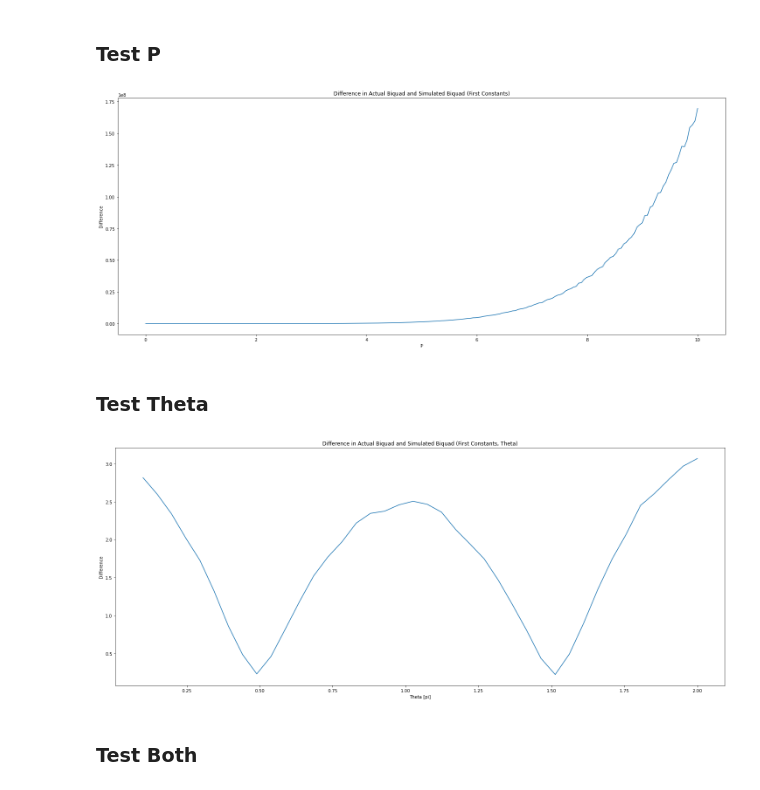
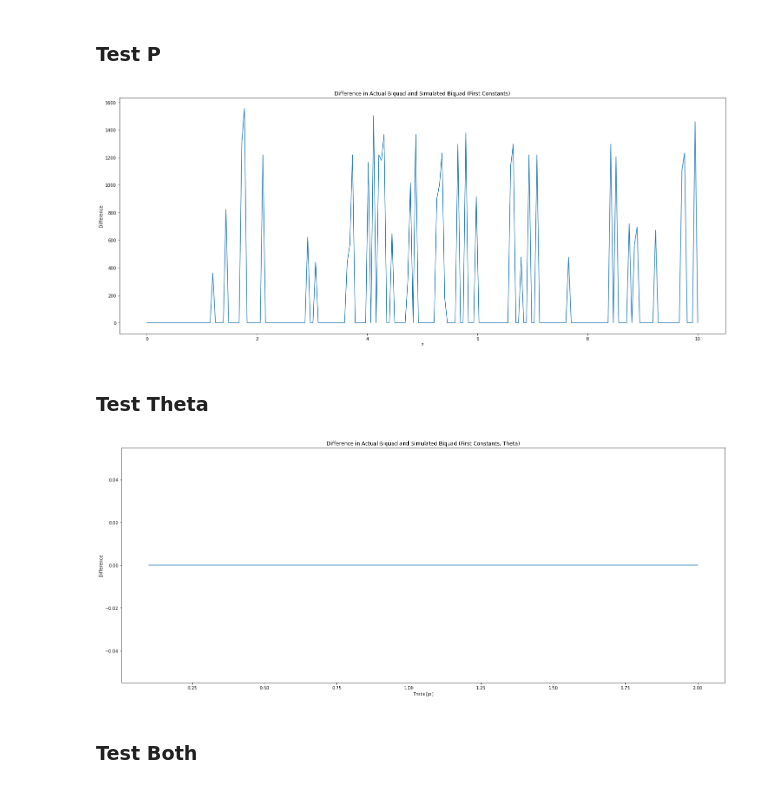
Before and after one commit to barawn/rfsoc-pydaq, a Jupyter notebook: Biquad/Notebooks/SimBiquad_Tests.ipynb, the cells around one changed output. Drawn from its saved outputs; the diff is of its cells as text; code cells hidden in the pictures.

```diff
--- a/Biquad/Notebooks/SimBiquad_Tests.ipynb
+++ b/Biquad/Notebooks/SimBiquad_Tests.ipynb
@@ -116,45 +107,73 @@ def update_sim_fir1(A, B, P, Theta, M, biquad):
 ### Test P
 # %%
 ps = np.linspace(0,10,210)
+# print(ps)
 result = []
+
+A = 1
+B = 1
+theta = 1
+
 for P in ps:
-    update_daq_fir1(A=0, B=1, P=P, Theta=1, M=8)
+    daq.setA(A)
+    daq.setB(B)
+    daq.setP(P)
+    daq.setTheta(np.pi*theta)
+
+    daq.set_single_zero_fir()
+    daq.set_f_fir(0)
+    daq.set_g_fir(0)
 
     daq.JupyterAcquire()
 
-    biquad = SimBiquad(data=daq.adcBuffer[0] >> 4, A=0, B=1, P=P, theta=1, M=8)
+    biquad = SimBiquad(data=daq.adcBuffer[0] >> 4, A=A, B=B, P=P, theta=np.pi*theta)
+    biquad.set_daq_coeffs(daq.get_coeffs())
     biquad.single_zero_fir()
     biquad.first_constants()
 
-    sim_output = SimFilter(biquad.get_decimated1())
+    sim_output = Filterred(biquad.get_decimated1(), 280, 800)
 
-    result.append(rms(np.array(daq.waveforms[2].waveform)-sim_output.waveform))
+    result.append(rms(np.array(daq.waveforms[2].waveform)-biquad.get_decimated1()[280:800]))
 
 plt.figure(figsize=(25, 10))
 plt.plot(ps, result)
 plt.title("Difference in Actual Biquad and Simulated Biquad (First Constants)")
 plt.xlabel('P')
 plt.ylabel('Difference')
 plt.show()
 # %% [output]
-[figure, old version]
+[figure, new version]
 # %% [markdown]
 ### Test Theta
 # %%
 os = np.linspace(0.1,2,40)
 result = []
-for Theta in os:
-    update_daq_fir1(A=0, B=1, P=0.1, Theta=Theta, M=8)
+
+A = 1
+B = 1
+P = 1
+
+
+for theta in os:
+    daq.setA(A)
+    daq.setB(B)
+    daq.setP(P)
+    daq.setTheta(np.pi*theta)
+
+    daq.set_single_zero_fir()
+    daq.set_f_fir(0)
+    daq.set_g_fir(0)
 
     daq.JupyterAcquire()
 
-    biquad = SimBiquad(data=daq.adcBuffer[0] >> 4, A=0, B=1, P=0.1, theta=Theta*np.pi, M=8)
+    biquad = SimBiquad(data=daq.adcBuffer[0] >> 4, A=A, B=B, P=P, theta=np.pi*theta)
+    biquad.set_daq_coeffs(daq.get_coeffs())
     biquad.single_zero_fir()
     biquad.first_constants()
 
-    sim_output = SimFilter(biquad.get_decimated1())
+    sim_output = Filterred(biquad.get_decimated1(), 280, 800)
 
-    result.append(rms(np.array(daq.waveforms[2].waveform)-sim_output.waveform))
+    result.append(rms(np.array(daq.waveforms[2].waveform)-biquad.get_decimated1()[280:800]))
 
 plt.figure(figsize=(25, 10))
 plt.plot(os, result)
@@ -163,7 +182,7 @@ plt.xlabel('Theta [pi]')
 plt.ylabel('Difference')
 plt.show()
 # %% [output]
-[figure, old version]
+[figure, new version]
 # %% [markdown]
 ### Test Both
 # %%
```
Also changed, not shown: parts of 8 cells of this notebook, 9 other files.
